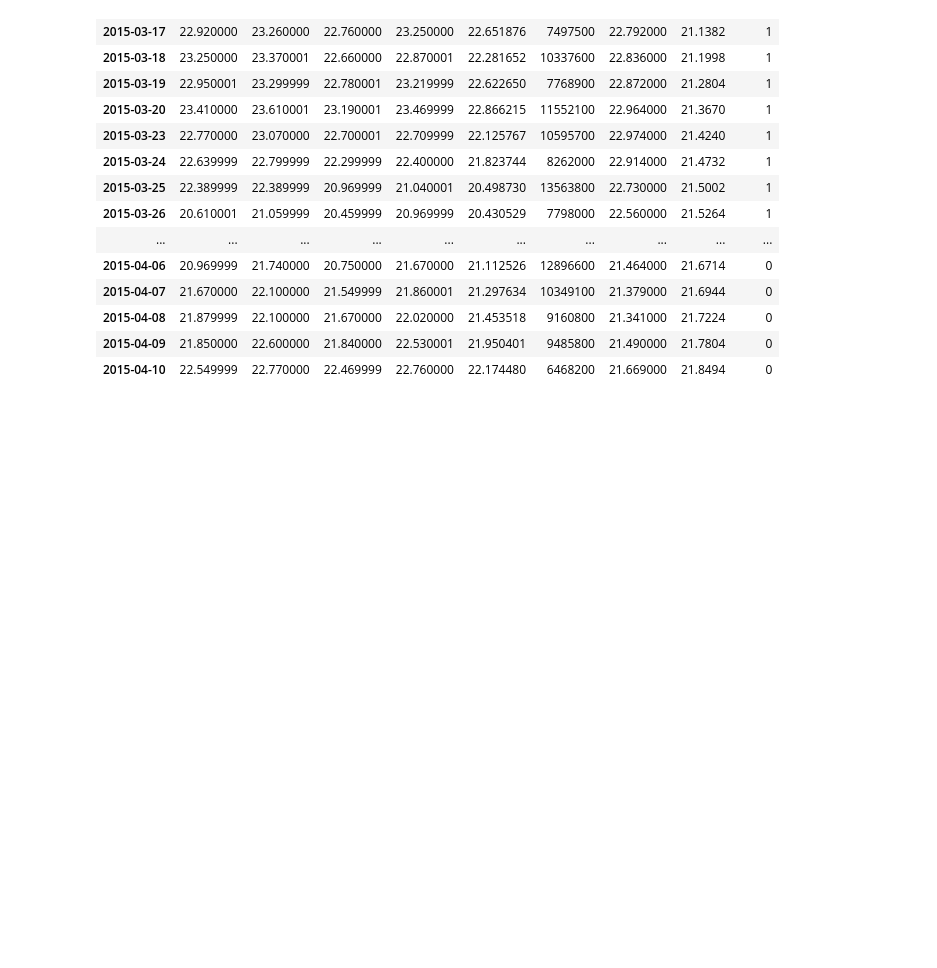
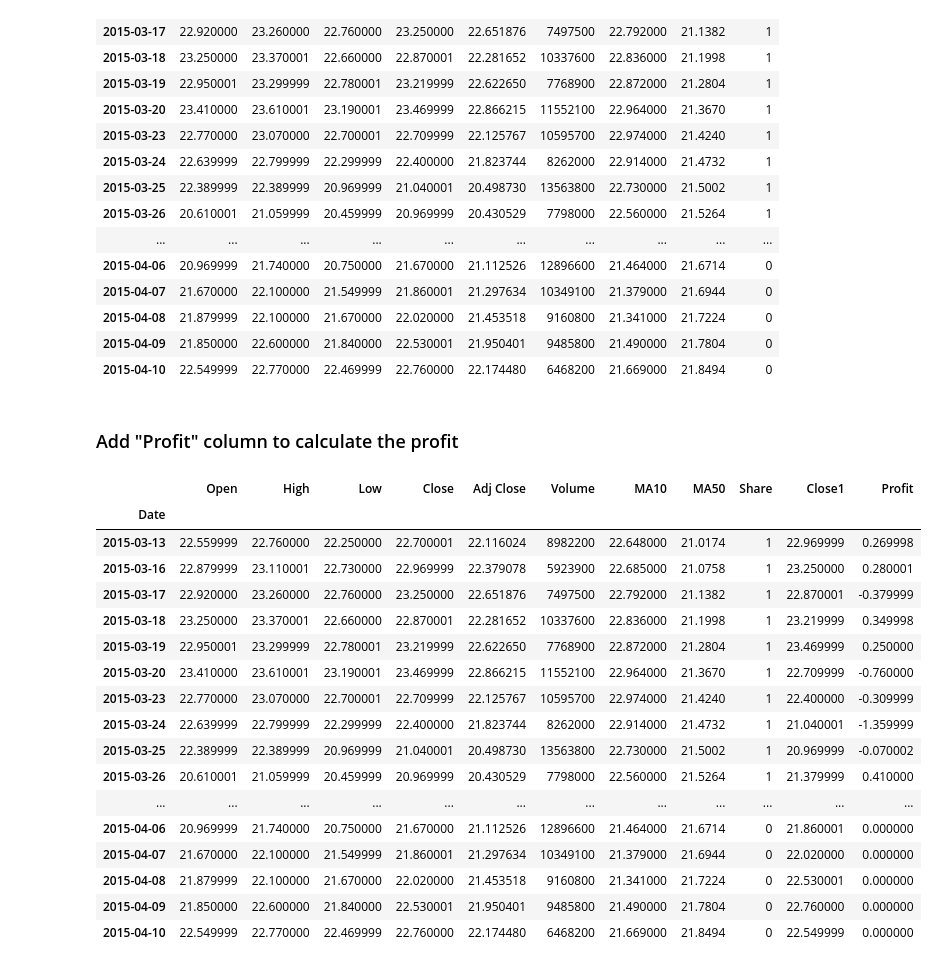
Before and after one commit to R-Kogure/Financial-Analysis, a Jupyter notebook: SimpleStrategy/simplestrategy.ipynb, the cells around one changed output. Cells and saved outputs as stored; diff of their text form; code cells hidden in the pictures; blank space fills up the shorter version.

```diff
--- a/SimpleStrategy/simplestrategy.ipynb
+++ b/SimpleStrategy/simplestrategy.ipynb
@@ -59,3 +59,28 @@ fb.head(20)
 | 2015-04-08 | 21.879999 | 22.100000 | 21.670000 | 22.020000 | 21.453518 | 9160800 | 21.341000 | 21.7224 | 0 |
 | 2015-04-09 | 21.850000 | 22.600000 | 21.840000 | 22.530001 | 21.950401 | 9485800 | 21.490000 | 21.7804 | 0 |
 | 2015-04-10 | 22.549999 | 22.770000 | 22.469999 | 22.760000 | 22.174480 | 6468200 | 21.669000 | 21.8494 | 0 |
+# %% [markdown]
+### Add "Profit" column to calculate the profit
+# %%
+fb['Close1'] = fb['Close'].shift(-1)
+fb['Profit'] = [fb.loc[ind,'Close1'] - fb.loc[ind, 'Close'] if fb.loc[ind, 'Share'] == 1 else 0 for ind in fb.index]
+fb.head(20)
+# %% [output]
+|  | Open | High | Low | Close | Adj Close | Volume | MA10 | MA50 | Share | Close1 | Profit |
+| Date |  |  |  |  |  |  |  |  |  |  |  |
+| 2015-03-13 | 22.559999 | 22.760000 | 22.250000 | 22.700001 | 22.116024 | 8982200 | 22.648000 | 21.0174 | 1 | 22.969999 | 0.269998 |
+| 2015-03-16 | 22.879999 | 23.110001 | 22.730000 | 22.969999 | 22.379078 | 5923900 | 22.685000 | 21.0758 | 1 | 23.250000 | 0.280001 |
+| 2015-03-17 | 22.920000 | 23.260000 | 22.760000 | 23.250000 | 22.651876 | 7497500 | 22.792000 | 21.1382 | 1 | 22.870001 | -0.379999 |
+| 2015-03-18 | 23.250000 | 23.370001 | 22.660000 | 22.870001 | 22.281652 | 10337600 | 22.836000 | 21.1998 | 1 | 23.219999 | 0.349998 |
+| 2015-03-19 | 22.950001 | 23.299999 | 22.780001 | 23.219999 | 22.622650 | 7768900 | 22.872000 | 21.2804 | 1 | 23.469999 | 0.250000 |
+| 2015-03-20 | 23.410000 | 23.610001 | 23.190001 | 23.469999 | 22.866215 | 11552100 | 22.964000 | 21.3670 | 1 | 22.709999 | -0.760000 |
+| 2015-03-23 | 22.770000 | 23.070000 | 22.700001 | 22.709999 | 22.125767 | 10595700 | 22.974000 | 21.4240 | 1 | 22.400000 | -0.309999 |
+| 2015-03-24 | 22.639999 | 22.799999 | 22.299999 | 22.400000 | 21.823744 | 8262000 | 22.914000 | 21.4732 | 1 | 21.040001 | -1.359999 |
+| 2015-03-25 | 22.389999 | 22.389999 | 20.969999 | 21.040001 | 20.498730 | 13563800 | 22.730000 | 21.5002 | 1 | 20.969999 | -0.070002 |
+| 2015-03-26 | 20.610001 | 21.059999 | 20.459999 | 20.969999 | 20.430529 | 7798000 | 22.560000 | 21.5264 | 1 | 21.379999 | 0.410000 |
+| ... | ... | ... | ... | ... | ... | ... | ... | ... | ... | ... | ... |
+| 2015-04-06 | 20.969999 | 21.740000 | 20.750000 | 21.670000 | 21.112526 | 12896600 | 21.464000 | 21.6714 | 0 | 21.860001 | 0.000000 |
+| 2015-04-07 | 21.670000 | 22.100000 | 21.549999 | 21.860001 | 21.297634 | 10349100 | 21.379000 | 21.6944 | 0 | 22.020000 | 0.000000 |
+| 2015-04-08 | 21.879999 | 22.100000 | 21.670000 | 22.020000 | 21.453518 | 9160800 | 21.341000 | 21.7224 | 0 | 22.530001 | 0.000000 |
+| 2015-04-09 | 21.850000 | 22.600000 | 21.840000 | 22.530001 | 21.950401 | 9485800 | 21.490000 | 21.7804 | 0 | 22.760000 | 0.000000 |
+| 2015-04-10 | 22.549999 | 22.770000 | 22.469999 | 22.760000 | 22.174480 | 6468200 | 21.669000 | 21.8494 | 0 | 22.549999 | 0.000000 |
```
Also changed, not shown: parts of 6 cells of this notebook.
